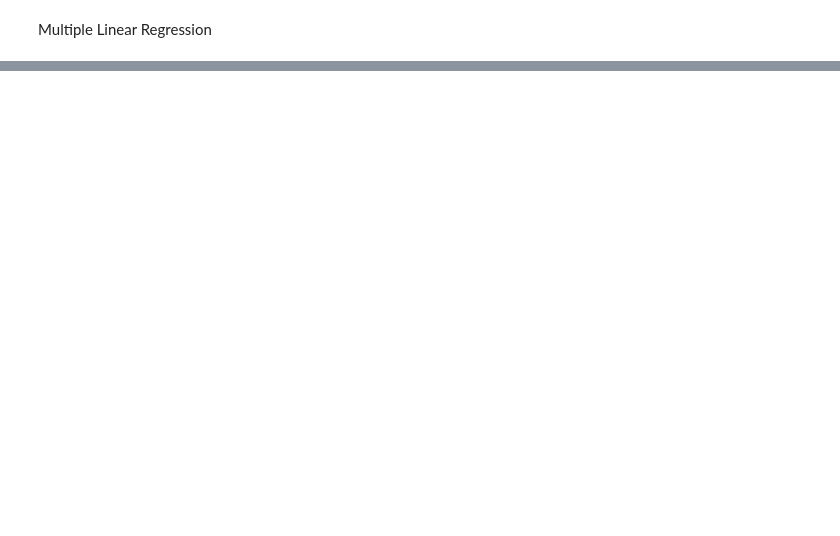
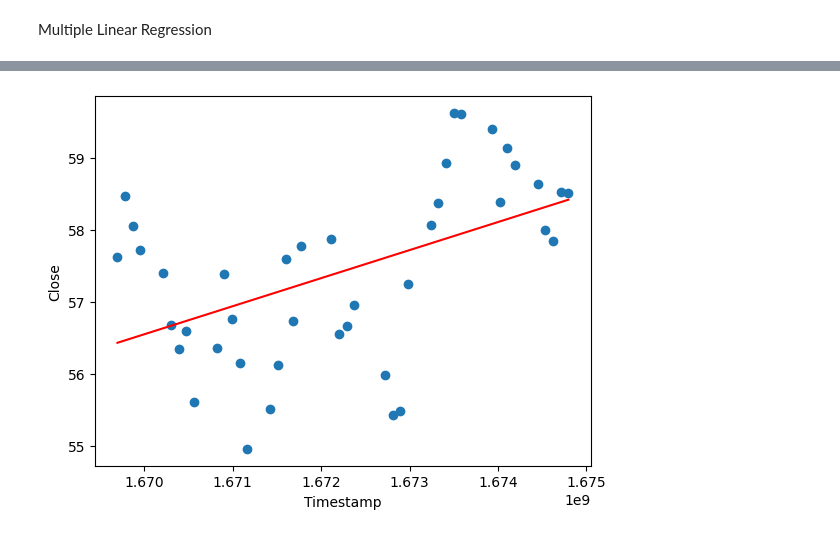
Before and after one commit to pevans927/stockproject, a Jupyter notebook: stockreport.ipynb, the cells around one changed output, grey strips where cells are left out. Cells and saved outputs as stored; diff of their text form; code cells hidden in the pictures; blank space fills up the shorter version.

```diff
--- a/stockreport.ipynb
+++ b/stockreport.ipynb
@@ -417,0 +522,15 @@ plt.show()
+# %%
+# SHEL
+
+# linear regression model of the closing price of SHEL vs date
+shel_result = st.linregress(shel_df['Timestamp'], shel_df['Close'])
+
+plt.plot(shel_df['Timestamp'], shel_df['Timestamp']*shel_result.slope + shel_result.intercept, 'r')
+plt.scatter(shel_df['Timestamp'], shel_df['Close'])
+
+plt.xlabel('Timestamp')
+plt.ylabel('Close')
+
+plt.show()
+# %% [output]
+[figure, added]
```
Also changed, not shown: parts of 10 cells of this notebook.
